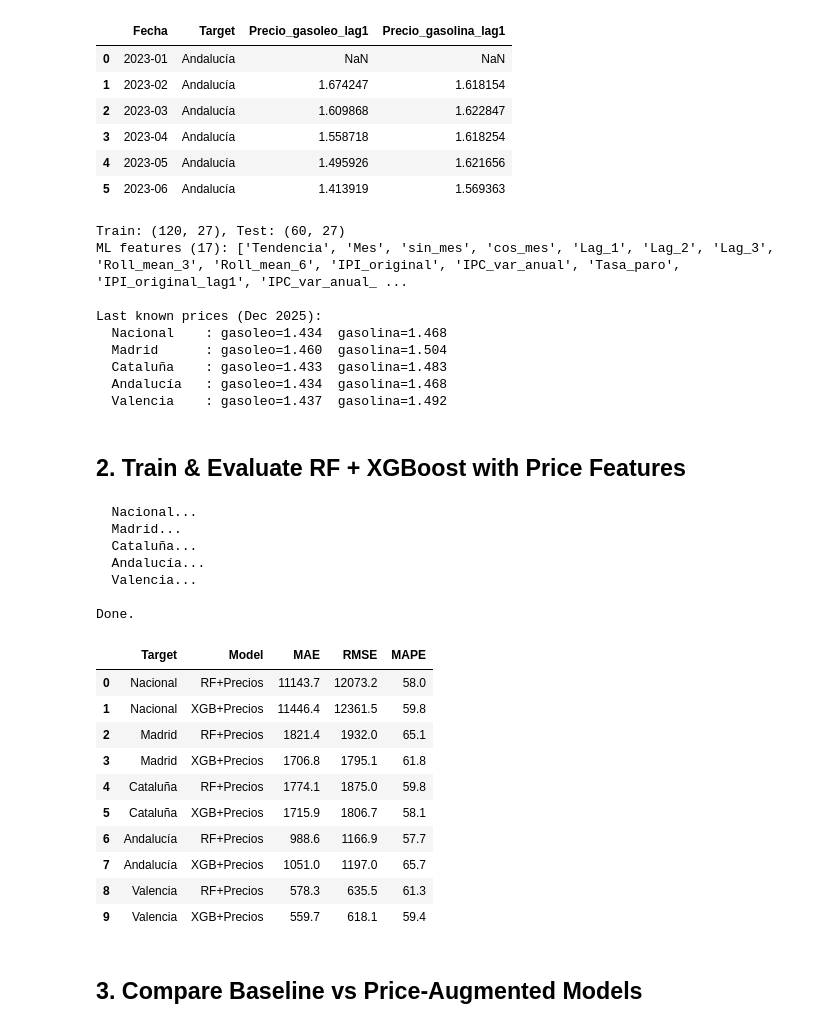
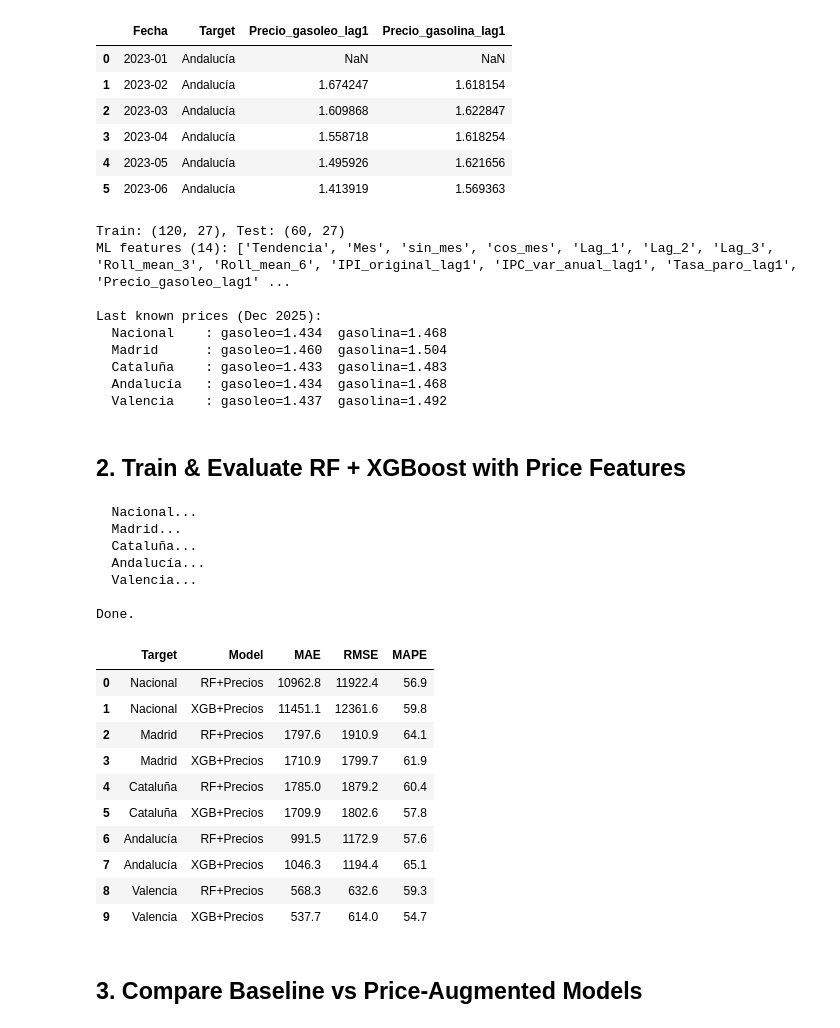
Before and after one commit to albertojrc/repsol-capstone, a Jupyter notebook: notebooks/08_modeling_with_prices.ipynb, the cells around one changed output. Cells and saved outputs as stored; diff of their text form; code cells hidden in the pictures.

```diff
--- a/notebooks/08_modeling_with_prices.ipynb
+++ b/notebooks/08_modeling_with_prices.ipynb
@@ -49,9 +49,12 @@ FIGS          = REPO_ROOT / 'reports' / 'figures'
 
 TARGETS = ['Nacional', 'Madrid', 'Cataluña', 'Andalucía', 'Valencia']
 
-# Baseline ML features (from 07_modeling)
+# Baseline ML features (from 07_modeling). Only the _lag1 macro features are
+# used -- the contemporaneous IPI_original / IPC_var_anual / Tasa_paro values
+# are not actually known at forecast time (INE publishes them with a delay),
+# so including them would leak look-ahead information.
 ML_BASE = ['Tendencia','Mes','sin_mes','cos_mes','Lag_1','Lag_2','Lag_3',
-           'Roll_mean_3','Roll_mean_6','IPI_original','IPC_var_anual','Tasa_paro',
+           'Roll_mean_3','Roll_mean_6',
            'IPI_original_lag1','IPC_var_anual_lag1','Tasa_paro_lag1']
 
 # Price suffix per target region (maps target → column suffix in price_features.csv)
@@ -171,7 +174,7 @@ for tgt, vals in last_prices.items():
     print(f'  {tgt:<12}: gasoleo={vals["Precio_gasoleo_lag1"]:.3f}  gasolina={vals["Precio_gasolina_lag1"]:.3f}')
 # %% [output]
 Train: (120, 27), Test: (60, 27)
-ML features (17): ['Tendencia', 'Mes', 'sin_mes', 'cos_mes', 'Lag_1', 'Lag_2', 'Lag_3', 'Roll_mean_3', 'Roll_mean_6', 'IPI_original', 'IPC_var_anual', 'Tasa_paro', 'IPI_original_lag1', 'IPC_var_anual_ ...
+ML features (14): ['Tendencia', 'Mes', 'sin_mes', 'cos_mes', 'Lag_1', 'Lag_2', 'Lag_3', 'Roll_mean_3', 'Roll_mean_6', 'IPI_original_lag1', 'IPC_var_anual_lag1', 'Tasa_paro_lag1', 'Precio_gasoleo_lag1' ...
 
 Last known prices (Dec 2025):
   Nacional    : gasoleo=1.434  gasolina=1.468
@@ -230,49 +233,60 @@ for tgt in TARGETS:
             pred_out.append({'Fecha': fd, 'Target': tgt, 'Model': lbl,
                              'Pred': round(fv, 1), 'Actual': round(fa, 1)})
 
         # Recursive 24-month forecast (hold prices at last known value)
         hist = list(y_all[-6:].tolist())
         m_last = {k: float(df_macro.iloc[-1][k]) for k in ['IPI_original','IPC_var_anual','Tasa_paro']}
         for step in range(24):
             mes   = ((36 + step) % 12) + 1
             trend = 37 + step
             l1 = float(hist[-1])
             l2 = float(hist[-2]) if len(hist) >= 2 else 0.0
             l3 = float(hist[-3]) if len(hist) >= 3 else 0.0
             r3 = float(np.mean(hist[-3:]))
             r6 = float(np.mean(hist[-6:]) if len(hist) >= 6 else np.mean(hist))
-            row = np.array([[trend, mes,
-                             np.sin(2*np.pi*mes/12), np.cos(2*np.pi*mes/12),
-                             l1, l2, l3, r3, r6,
-                             m_last['IPI_original'], m_last['IPC_var_anual'], m_last['Tasa_paro'],
-                             m_last['IPI_original'], m_last['IPC_var_anual'], m_last['Tasa_paro'],
-                             p_gaso, p_gas95]])
+            # Build the row by feature name (keyed off ML_PRICE) rather than by
+            # fixed position -- a positional array silently breaks whenever the
+            # feature list changes (as happened when the leaky contemporaneous
+            # macro columns were removed from ML_BASE above).
+            feat_values = {
+                'Tendencia': trend, 'Mes': mes,
+                'sin_mes': np.sin(2 * np.pi * mes / 12),
+                'cos_mes': np.cos(2 * np.pi * mes / 12),
+                'Lag_1': l1, 'Lag_2': l2, 'Lag_3': l3,
+                'Roll_mean_3': r3, 'Roll_mean_6': r6,
+                'IPI_original_lag1': m_last['IPI_original'],
+                'IPC_var_anual_lag1': m_last['IPC_var_anual'],
+                'Tasa_paro_lag1': m_last['Tasa_paro'],
+                'Precio_gasoleo_lag1': p_gaso,
+                'Precio_gasolina_lag1': p_gas95,
+            }
+            row = np.array([[feat_values[f] for f in ML_PRICE]])
             pv = float(np.maximum(np.expm1(mdl.predict(sc.transform(row))[0]), 0))
             hist.append(pv)
             fc_out.append({'Fecha': FC_DATES[step], 'Target': tgt,
                            'Model': lbl, 'Forecast': round(pv, 1)})
 
 print('\nDone.')
 pd.DataFrame(met_out)
 # %% [output]
   Nacional...
   Madrid...
   Cataluña...
   Andalucía...
   Valencia...
 
 Done.
 |  | Target | Model | MAE | RMSE | MAPE |
-| 0 | Nacional | RF+Precios | 11143.7 | 12073.2 | 58.0 |
-| 1 | Nacional | XGB+Precios | 11446.4 | 12361.5 | 59.8 |
-| 2 | Madrid | RF+Precios | 1821.4 | 1932.0 | 65.1 |
-| 3 | Madrid | XGB+Precios | 1706.8 | 1795.1 | 61.8 |
-| 4 | Cataluña | RF+Precios | 1774.1 | 1875.0 | 59.8 |
-| 5 | Cataluña | XGB+Precios | 1715.9 | 1806.7 | 58.1 |
-| 6 | Andalucía | RF+Precios | 988.6 | 1166.9 | 57.7 |
-| 7 | Andalucía | XGB+Precios | 1051.0 | 1197.0 | 65.7 |
-| 8 | Valencia | RF+Precios | 578.3 | 635.5 | 61.3 |
-| 9 | Valencia | XGB+Precios | 559.7 | 618.1 | 59.4 |
+| 0 | Nacional | RF+Precios | 10962.8 | 11922.4 | 56.9 |
+| 1 | Nacional | XGB+Precios | 11451.1 | 12361.6 | 59.8 |
+| 2 | Madrid | RF+Precios | 1797.6 | 1910.9 | 64.1 |
+| 3 | Madrid | XGB+Precios | 1710.9 | 1799.7 | 61.9 |
+| 4 | Cataluña | RF+Precios | 1785.0 | 1879.2 | 60.4 |
+| 5 | Cataluña | XGB+Precios | 1709.9 | 1802.6 | 57.8 |
+| 6 | Andalucía | RF+Precios | 991.5 | 1172.9 | 57.6 |
+| 7 | Andalucía | XGB+Precios | 1046.3 | 1194.4 | 65.1 |
+| 8 | Valencia | RF+Precios | 568.3 | 632.6 | 59.3 |
+| 9 | Valencia | XGB+Precios | 537.7 | 614.0 | 54.7 |
 # %% [markdown]
 ## 3. Compare Baseline vs Price-Augmented Models
 # %%
```
Also changed, not shown: parts of 3 cells of this notebook, 32 other files.
